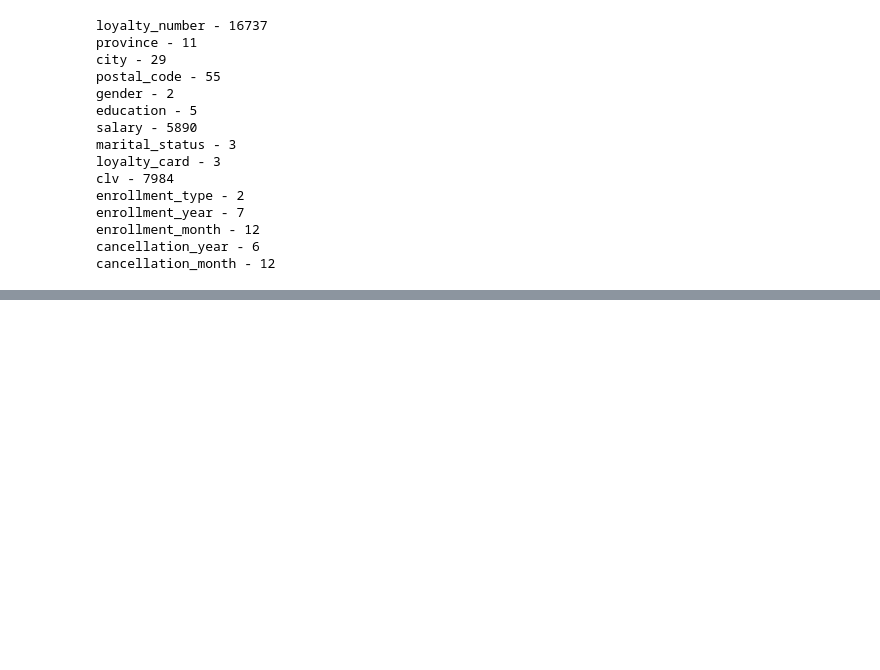
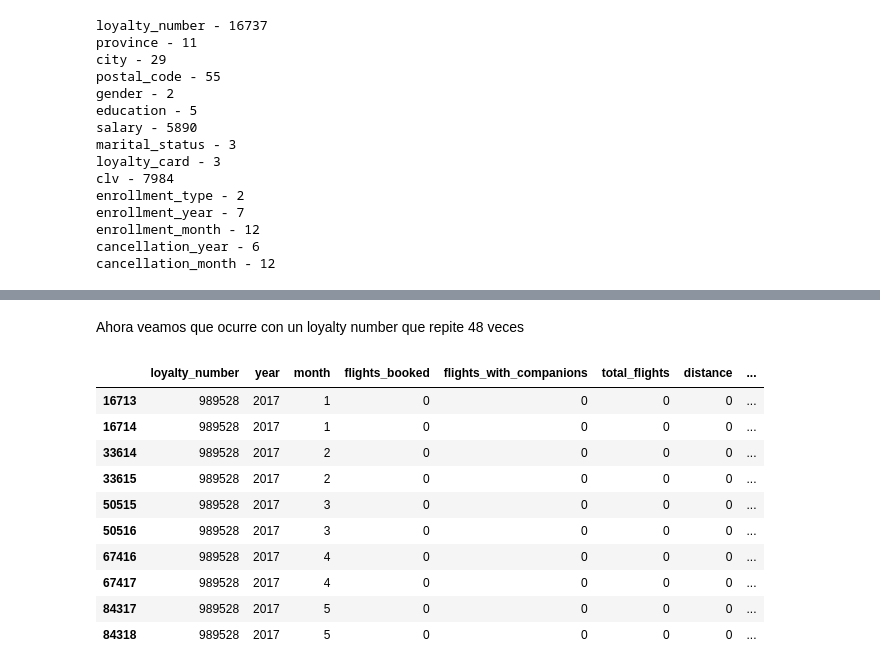
Before and after one commit to Adalab/bda-modulo-3-evaluacion-final-MaPitelli, a Jupyter notebook: jupyters/phase_1.ipynb, the cells around one changed output, grey strips where cells are left out. Drawn from its saved outputs; the diff is of its cells as text; code cells hidden in the pictures; blank space fills up the shorter version.

```diff
--- a/jupyters/phase_1.ipynb
+++ b/jupyters/phase_1.ipynb
@@ -468,0 +522,17 @@ cancellation_month - 12
+# %% [markdown]
+Ahora veamos que ocurre con un loyalty number que repite 48 veces
+# %%
+df_activity[df_activity.loyalty_number == 989528].sort_values(by=['year', 'month'])[:10]
+# Vemos que para este cliente que se repite 48 veces, hay 2 filas para cada mes, o sea, 12 meses al año x 2 filas = 24, x 2 años = 48.
+# %% [output]
+|  | loyalty_number | year | month | flights_booked | flights_with_companions | total_flights | distance | ... |
+| 16713 | 989528 | 2017 | 1 | 0 | 0 | 0 | 0 | ... |
+| 16714 | 989528 | 2017 | 1 | 0 | 0 | 0 | 0 | ... |
+| 33614 | 989528 | 2017 | 2 | 0 | 0 | 0 | 0 | ... |
+| 33615 | 989528 | 2017 | 2 | 0 | 0 | 0 | 0 | ... |
+| 50515 | 989528 | 2017 | 3 | 0 | 0 | 0 | 0 | ... |
+| 50516 | 989528 | 2017 | 3 | 0 | 0 | 0 | 0 | ... |
+| 67416 | 989528 | 2017 | 4 | 0 | 0 | 0 | 0 | ... |
+| 67417 | 989528 | 2017 | 4 | 0 | 0 | 0 | 0 | ... |
+| 84317 | 989528 | 2017 | 5 | 0 | 0 | 0 | 0 | ... |
+| 84318 | 989528 | 2017 | 5 | 0 | 0 | 0 | 0 | ... |
```
Also changed, not shown: parts of 24 cells of this notebook.
